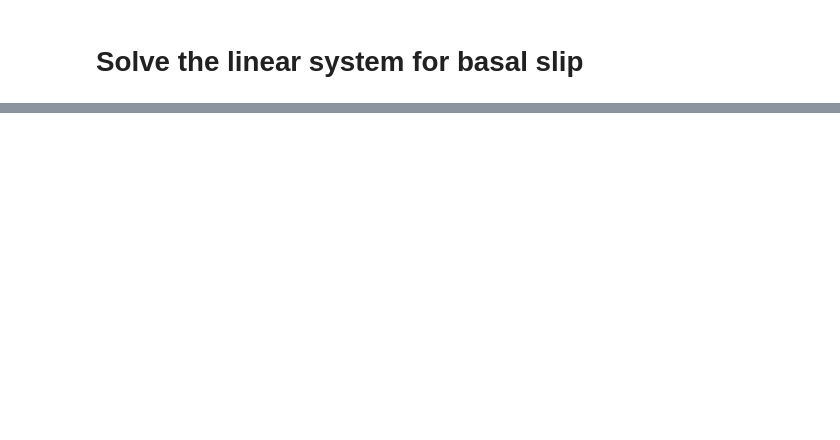
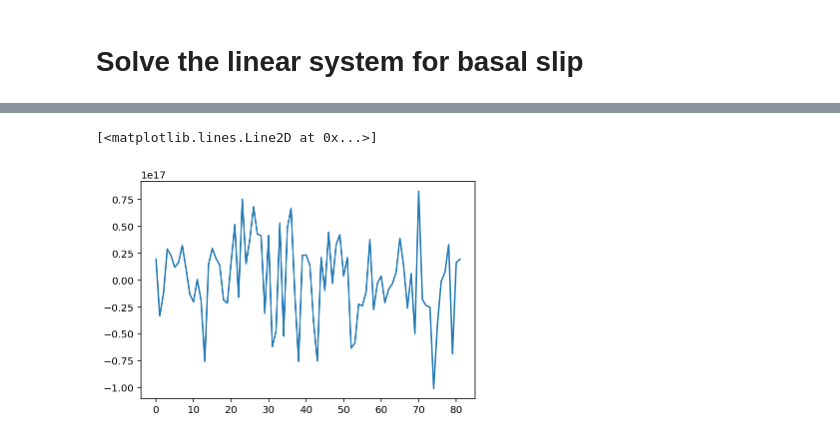
Before and after one commit to jploveless/relax_disloc, a Jupyter notebook: hector_mine.ipynb, the cells around one changed output, grey strips where cells are left out. Drawn from its saved outputs; the diff is of its cells as text; code cells hidden in the pictures; blank space fills up the shorter version.

```diff
--- a/hector_mine.ipynb
+++ b/hector_mine.ipynb
@@ -315,2 +316,23 @@ tde_matrix.shape
 # %% [markdown]
 # Solve the linear system for basal slip
+# %%
+data_vector = np.zeros(2 * len(df_gps))
+data_vector[0::2] = df_gps.east.to_numpy()
+data_vector[1::2] = df_gps.north.to_numpy()
+state_vector = np.linalg.inv(tde_matrix.T @ tde_matrix) @ tde_matrix.T @ data_vector
+# state_vector = tde_matrix.T @ np.linalg.inv(tde_matrix @ tde_matrix.T) @ data_vector
+
+
+predicted_data_vector = tde_matrix @ state_vector
+predicted_east = predicted_data_vector[0::2]
+predicted_north = predicted_data_vector[1::2]
+
+plt.figure()
+plt.plot(predicted_east)
+plt.plot(df_gps.east)
+plt.show()
+
+plt.figure()
+plt.plot(predicted_north)
+plt.plot(df_gps.north)
+plt.show()
@@ -316,0 +342,5 @@ tde_matrix.shape
+# %%
+plt.plot(state_vector)
+# %% [output]
+[<matplotlib.lines.Line2D at 0x...>]
+[figure, added]
```
Also changed, not shown: parts of 3 cells of this notebook.
